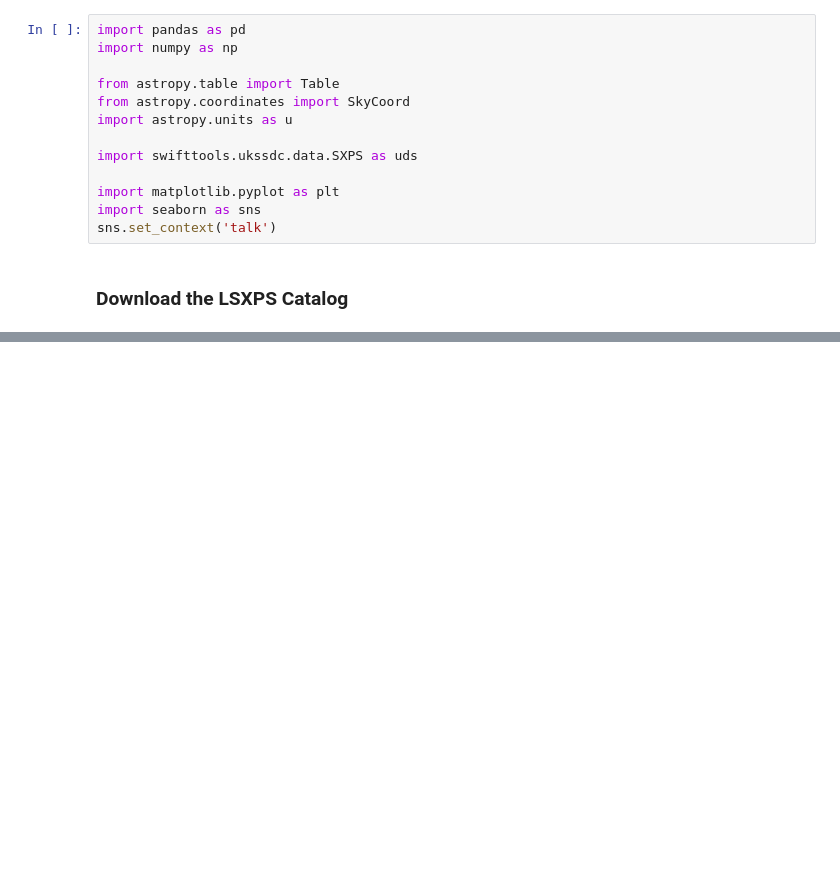
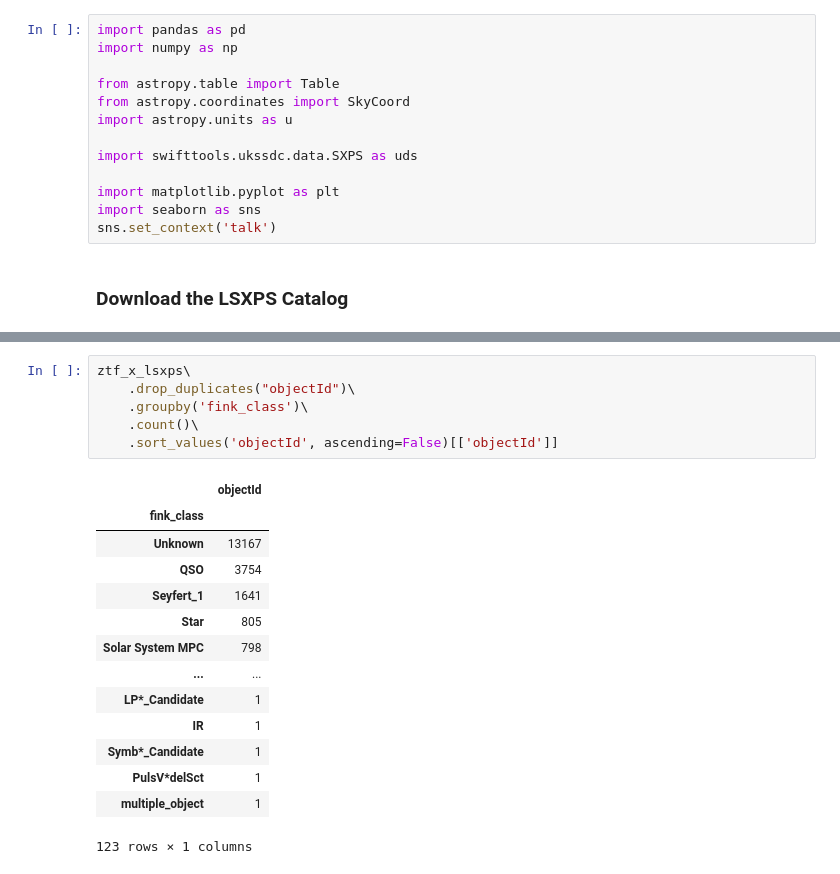
Before and after one commit to JulienPeloton/fink-agn, a Jupyter notebook: notebooks/LSXPS_in_Fink.ipynb, the cells around one changed output, grey strips where cells are left out. Saved outputs shown, nothing was run; the diff lists cells and outputs as text; blank space fills up the shorter version.

```diff
--- a/notebooks/LSXPS_in_Fink.ipynb
+++ b/notebooks/LSXPS_in_Fink.ipynb
@@ -30,0 +72,21 @@ ParserError: Error tokenizing data. C error: Expected 1 fields in line 13, saw 2
+# %%
+ztf_x_lsxps\
+    .drop_duplicates("objectId")\
+    .groupby('fink_class')\
+    .count()\
+    .sort_values('objectId', ascending=False)[['objectId']]
+# %% [output]
+|  | objectId |
+| fink_class |  |
+| Unknown | 13167 |
+| QSO | 3754 |
+| Seyfert_1 | 1641 |
+| Star | 805 |
+| Solar System MPC | 798 |
+| ... | ... |
+| LP*_Candidate | 1 |
+| IR | 1 |
+| Symb*_Candidate | 1 |
+| PulsV*delSct | 1 |
+| multiple_object | 1 |
+123 rows × 1 columns
```
Also changed, not shown: parts of 8 cells of this notebook.
